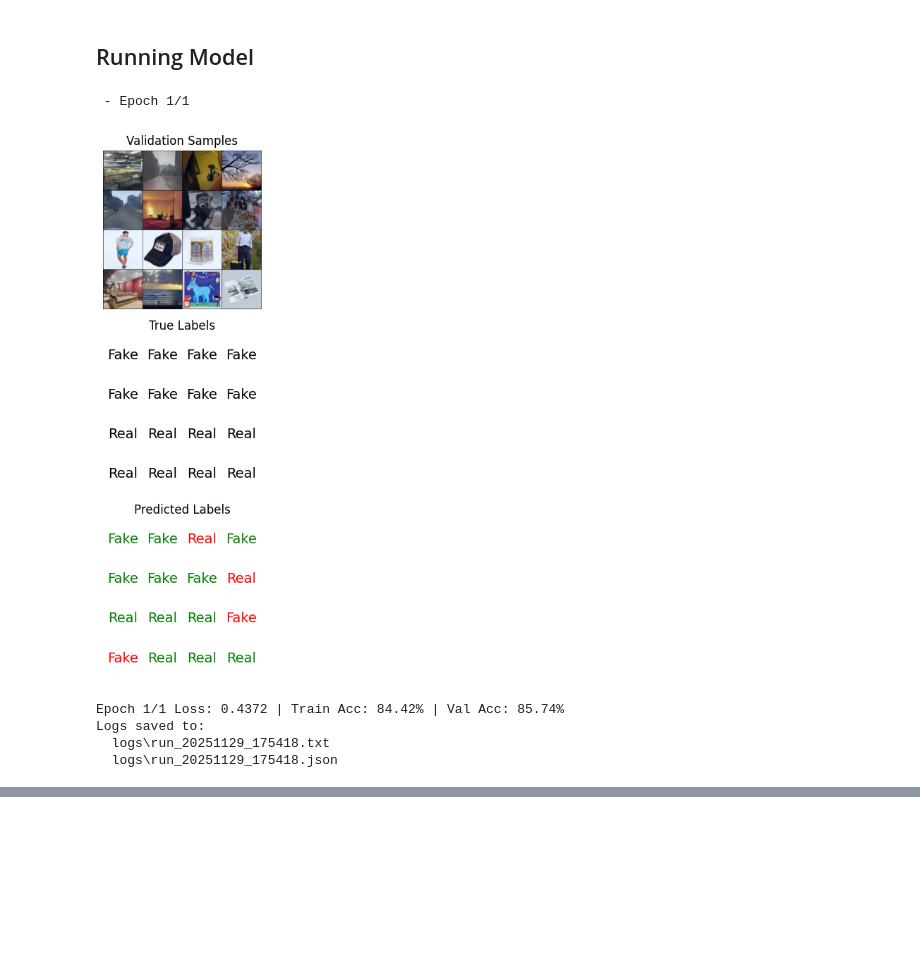
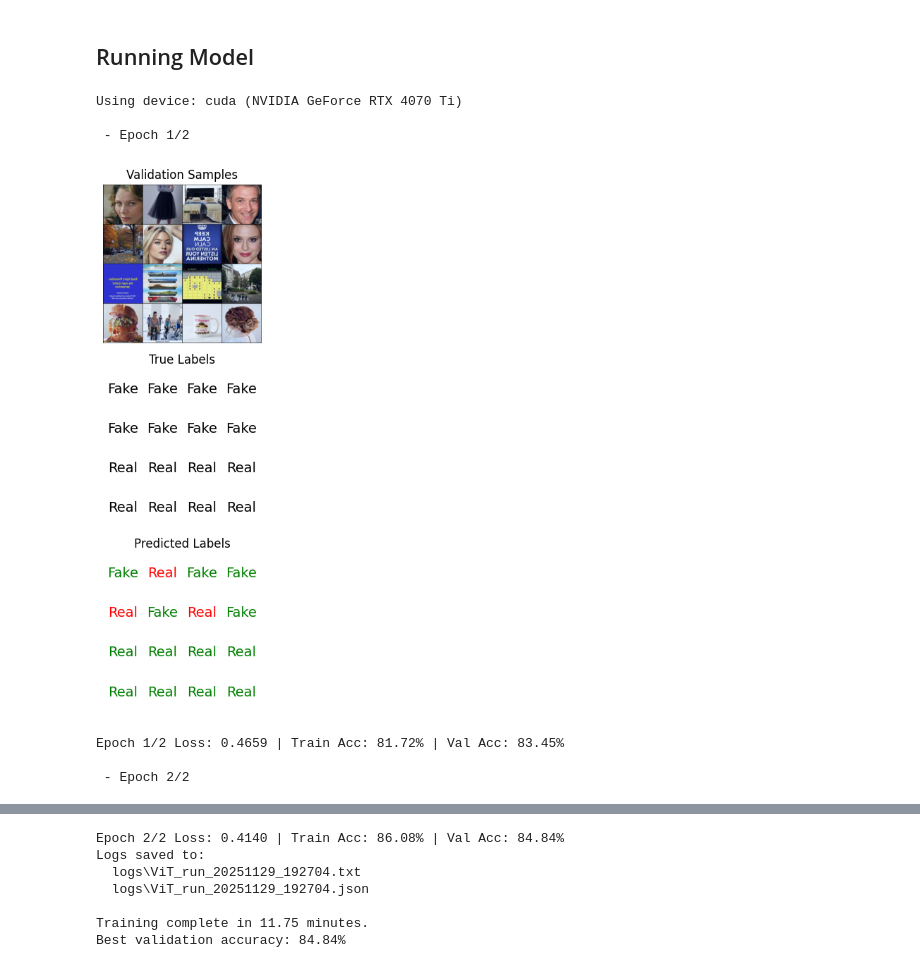
Before and after one commit to jimmyc14/ID_of_AI_Images, a Jupyter notebook: training/ViT_training.ipynb, the cells around one changed output, grey strips where cells are left out. Saved outputs shown, nothing was run; the diff lists cells and outputs as text; code cells hidden in the pictures; blank space fills up the shorter version.

Commit message:
updating cmmd line Vit, Adding logging to ResNet50 Training. Minor updates at ViT Training

```diff
--- a/training/ViT_training.ipynb
+++ b/training/ViT_training.ipynb
@@ -389,6 +389,10 @@ def train_model(model, train_loader, val_loader, criterion, optimizer, num_epoch
     device_info = str(device)
     if device.type == "cuda":
         device_info += f" ({torch.cuda.get_device_name(0)})"
+        print(f"Using device: {device_info}")
+    else:
+        device_info += " (CPU)"
+        print(f"Using device: {device_info}")
 
     with open(log_txt, "a") as f:
         f.write(f"Using device: {device_info}\n")
@@ -431,6 +435,7 @@ def train_model(model, train_loader, val_loader, criterion, optimizer, num_epoch
             train_acc = 100 * correct / total
             avg_loss = running_loss / (len(train_loader) if len(train_loader) > 0 else 1)
 
+            # Live update progress bar
             train_pbar.set_postfix({
                 "Loss": f"{avg_loss:.4f}",
                 "Train Acc": f"{train_acc:.2f}%"
@@ -513,7 +518,6 @@ def train_model(model, train_loader, val_loader, criterion, optimizer, num_epoch
         print(f"Epoch {epoch+1}/{num_epochs} "
               f"Loss: {avg_loss:.4f} | Train Acc: {train_acc:.2f}% | Val Acc: {val_acc:.2f}%")
 
-
         track_loss.append(avg_loss)
         track_train_acc.append(train_acc)
         track_val_acc.append(val_acc)
@@ -535,16 +539,22 @@ def train_model(model, train_loader, val_loader, criterion, optimizer, num_epoch
 
     print(f"Logs saved to:\n  {log_txt}\n  {log_json}")
 
+    print(f"\nTraining complete in {(time.time() - start_time)/60:.2f} minutes.")
+    print(f"Best validation accuracy: {best_val_acc:.2f}%")
+
+    plot_loss_and_acc(track_loss, track_train_acc, track_val_acc)
+
     return track_loss, track_train_acc, track_val_acc
 # %% [markdown]
 ## Running Model
 # %%
-all_metrics = train_model(model, train_loader, val_loader, criterion, optimizer, num_epochs,
+all_metrics = train_model(model, train_loader, val_loader, criterion, optimizer, num_epochs=2,
                           model_name="ViT", params=None)
 # %% [output]
- - Epoch 1/1
+Using device: cuda (NVIDIA GeForce RTX 4070 Ti)
+
+ - Epoch 1/2
-[figure, old version]
+[figure, new version]
-Epoch 1/1 Loss: 0.4372 | Train Acc: 84.42% | Val Acc: 85.74%
-Logs saved to:
-  logs\run_20251129_175418.txt
-  logs\run_20251129_175418.json
+Epoch 1/2 Loss: 0.4659 | Train Acc: 81.72% | Val Acc: 83.45%
+
+ - Epoch 2/2
@@ -550,0 +562,7 @@ Logs saved to:
+Epoch 2/2 Loss: 0.4140 | Train Acc: 86.08% | Val Acc: 84.84%
+Logs saved to:
+  logs\ViT_run_20251129_192704.txt
+  logs\ViT_run_20251129_192704.json
+
+Training complete in 11.75 minutes.
+Best validation accuracy: 84.84%
```
Also changed, not shown: parts of 5 cells of this notebook, 2 other files.
